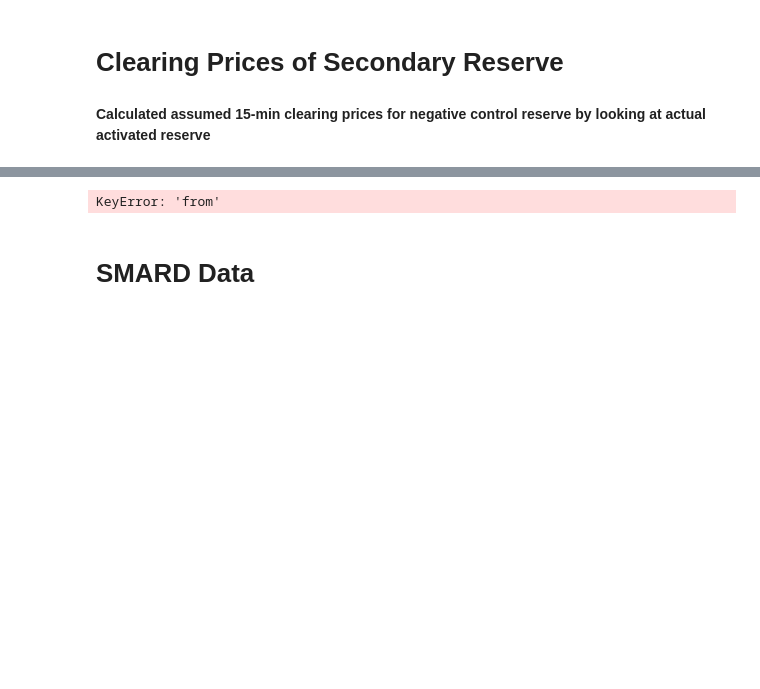
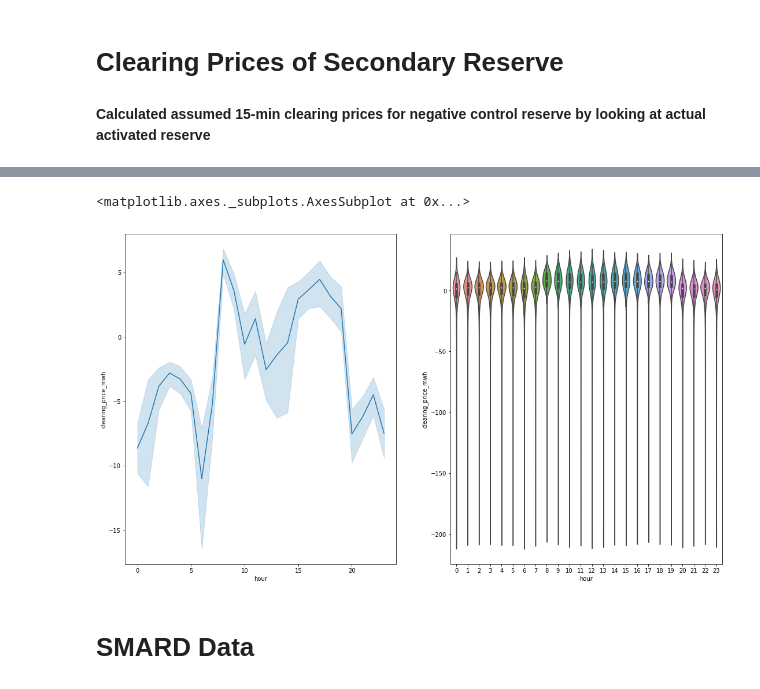
Before and after one commit to indyfree/FleetSim, a Jupyter notebook: notebooks/03-Balancing-Market.ipynb, the cells around one changed output, grey strips where cells are left out. Drawn from its saved outputs; the diff is of its cells as text; code cells hidden in the pictures; blank space fills up the shorter version.

Commit message:
[nb/balancing] Update notebook with lineplot

```diff
--- a/notebooks/03-Balancing-Market.ipynb
+++ b/notebooks/03-Balancing-Market.ipynb
@@ -128,0 +118,3 @@ dtype: object
+# %%
+df_clearing_prices = loader.load_balancing_prices()
+df_clearing_prices.head()
@@ -129,14 +128,16 @@ dtype: object
 # %%
-df_clearing_prices["day"] = df_clearing_prices["from"].dt.weekday
-df_clearing_prices["hour"] = df_clearing_prices["from"].dt.hour
+df_clearing_prices["hour"] = df_clearing_prices["product_time"].dt.hour
 
-clipped_data = df_clearing_prices[["day", "hour", "clearing_price_mwh", "capacity_mw"]].clip(-50, 200)
 f, (ax1, ax2) = plt.subplots(1, 2)
 f.set_size_inches(18.5, 10.5)
-sns.violinplot(x="hour", y="capacity_mw", data=clipped_data, ax=ax1)
-sns.violinplot(x="hour", y="clearing_price_mwh", data=clipped_data, ax=ax2)
+
+sns.lineplot(x="hour", y="clearing_price_mwh", data=df_clearing_prices, ax=ax1)
+
+df_clearing_prices["clearing_price_mwh"] = df_clearing_prices["clearing_price_mwh"].clip(-200,200)
+sns.violinplot(x="hour", y="clearing_price_mwh", data=df_clearing_prices, ax=ax2)
 # %% [output]
-KeyError: 'from'
+<matplotlib.axes._subplots.AxesSubplot at 0x...>
+[figure, added]
 # %% [markdown]
 # SMARD Data
 # %% [markdown]
```
Also changed, not shown: parts of 5 cells of this notebook, 1 other file.
